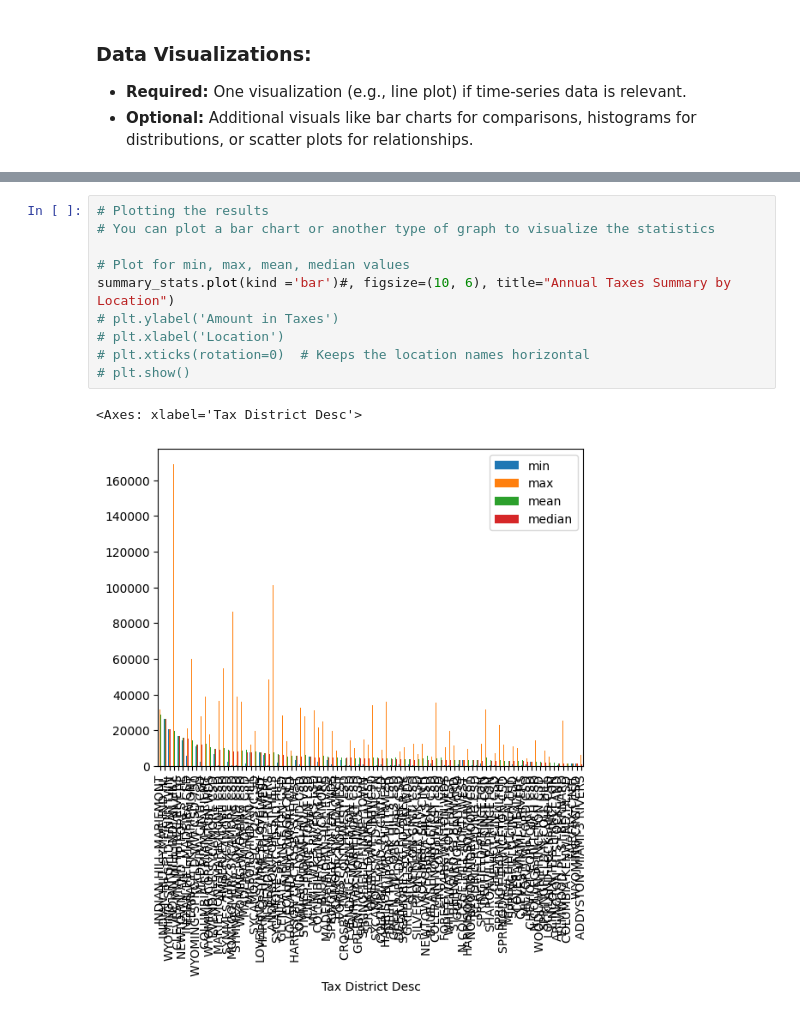
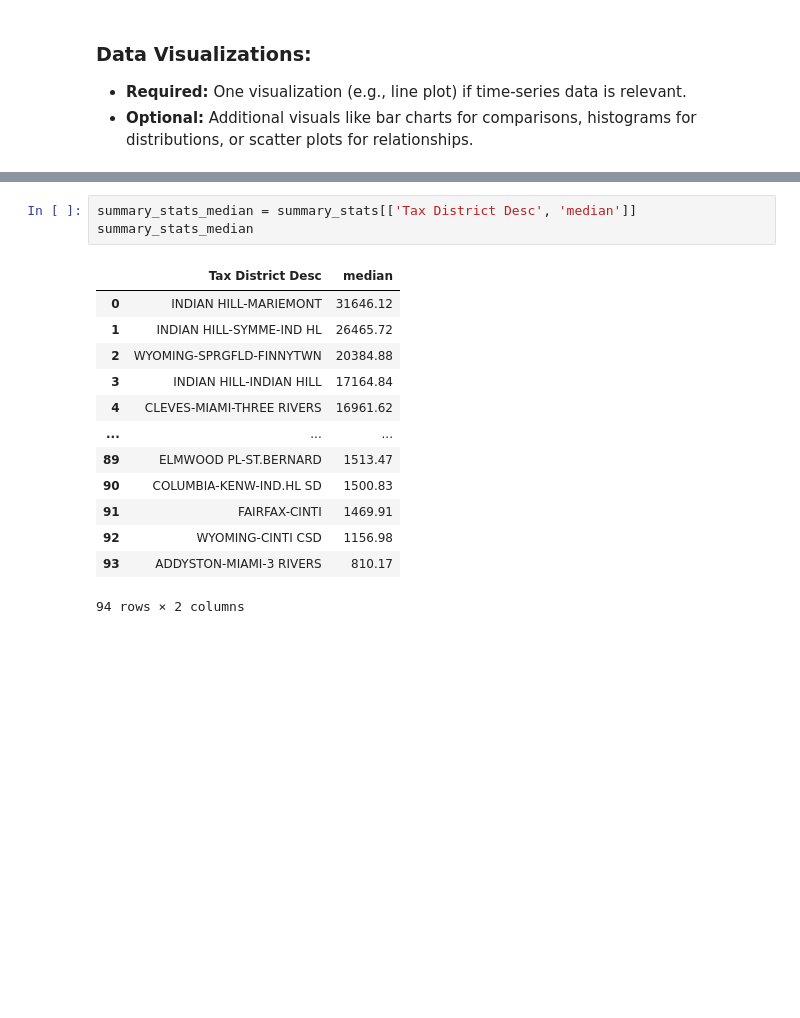
Before and after one commit to judd-jacobs/jacobs_judd_m2_project, a Jupyter notebook: jacobs_judd.ipynb, the cells around one changed output, grey strips where cells are left out. Drawn from its saved outputs; the diff is of its cells as text; blank space fills up the shorter version.

```diff
--- a/jacobs_judd.ipynb
+++ b/jacobs_judd.ipynb
@@ -317,13 +316,17 @@ summary_stats
-# %%
-# Plotting the results
-# You can plot a bar chart or another type of graph to visualize the statistics
-
-# Plot for min, max, mean, median values
-summary_stats.plot(kind ='bar')#, figsize=(10, 6), title="Annual Taxes Summary by Location")
-# plt.ylabel('Amount in Taxes')
-# plt.xlabel('Location')
-# plt.xticks(rotation=0)  # Keeps the location names horizontal
-# plt.show()
-# %% [output]
-<Axes: xlabel='Tax District Desc'>
-[figure, removed]
+# %%
+summary_stats_median = summary_stats[['Tax District Desc', 'median']]
+summary_stats_median
+# %% [output]
+|  | Tax District Desc | median |
+| 0 | INDIAN HILL-MARIEMONT | 31646.12 |
+| 1 | INDIAN HILL-SYMME-IND HL | 26465.72 |
+| 2 | WYOMING-SPRGFLD-FINNYTWN | 20384.88 |
+| 3 | INDIAN HILL-INDIAN HILL | 17164.84 |
+| 4 | CLEVES-MIAMI-THREE RIVERS | 16961.62 |
+| ... | ... | ... |
+| 89 | ELMWOOD PL-ST.BERNARD | 1513.47 |
+| 90 | COLUMBIA-KENW-IND.HL SD | 1500.83 |
+| 91 | FAIRFAX-CINTI | 1469.91 |
+| 92 | WYOMING-CINTI CSD | 1156.98 |
+| 93 | ADDYSTON-MIAMI-3 RIVERS | 810.17 |
+94 rows × 2 columns
```
Also changed, not shown: parts of 9 cells of this notebook.
